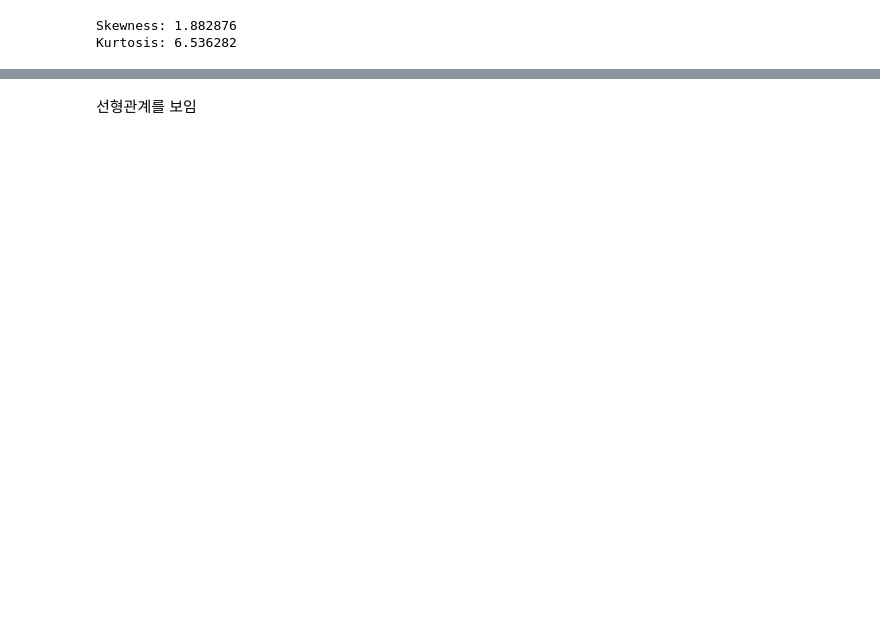
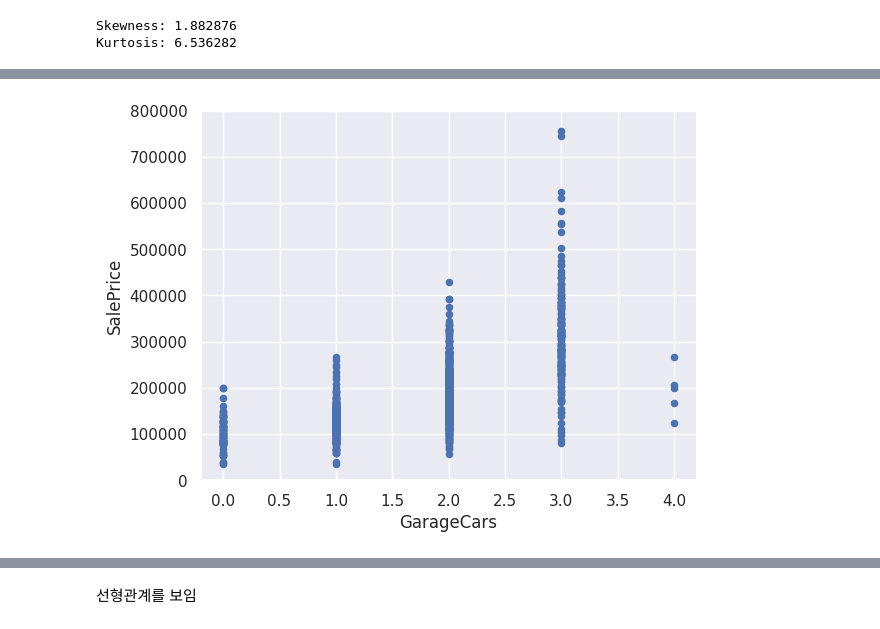
Before and after one commit to Data-N-Analysis/project_Lovely-G.4_none, a Jupyter notebook: 주택가격예측.ipynb, the cells around one changed output, grey strips where cells are left out. Saved outputs shown, nothing was run; the diff lists cells and outputs as text; code cells hidden in the pictures; blank space fills up the shorter version.

```diff
--- a/주택가격예측.ipynb
+++ b/주택가격예측.ipynb
@@ -206,0 +237,6 @@ WARNING:matplotlib.font_manager:findfont: Font family 'NanumBarunGothic' not fou
+# %%
+#scatter plot GarageCars/saleprice
+var = 'GarageCars'
+data = pd.concat([train['SalePrice'], train[var]], axis=1)
+data.plot.scatter(x=var, y='SalePrice', ylim=(0,800000));
+# %% [output]
@@ -207,3 +260,4 @@ WARNING:matplotlib.font_manager:findfont: Font family 'NanumBarunGothic' not fou
+[figure, added]
 # %%
 #scatter plot totalbsmtsf/saleprice
 var = 'TotalBsmtSF'
```
Also changed, not shown: parts of 26 cells of this notebook.
